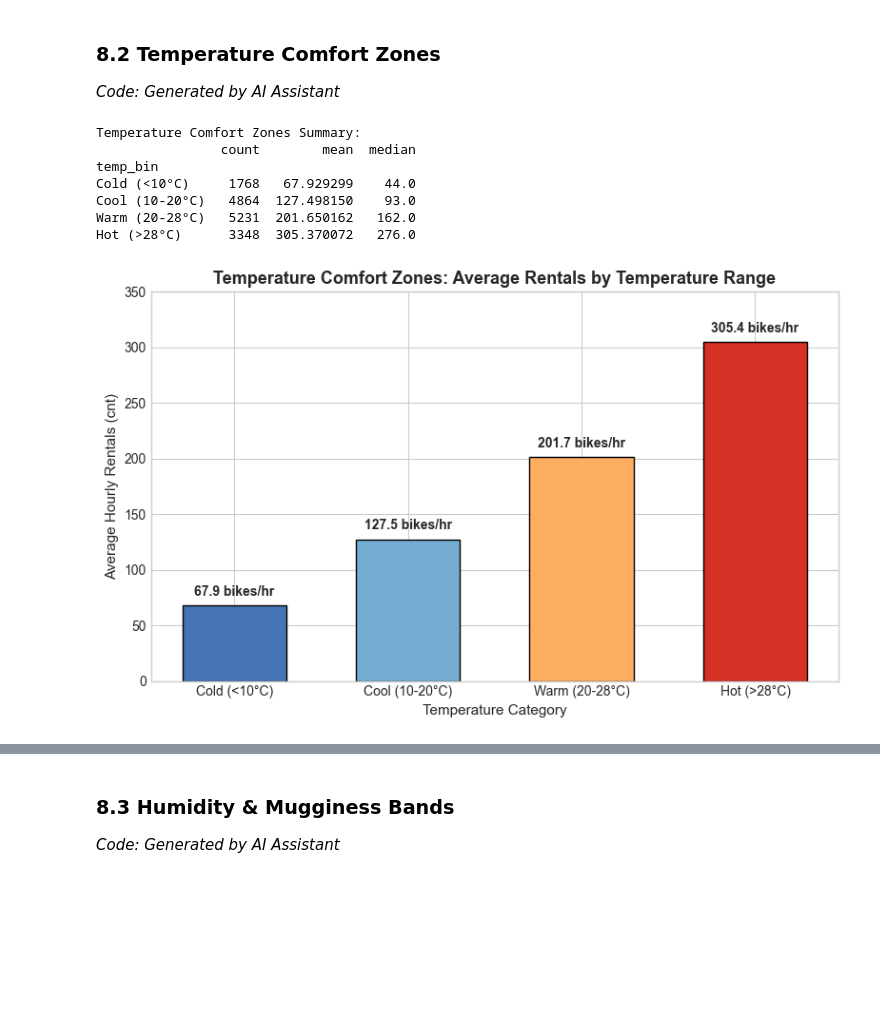
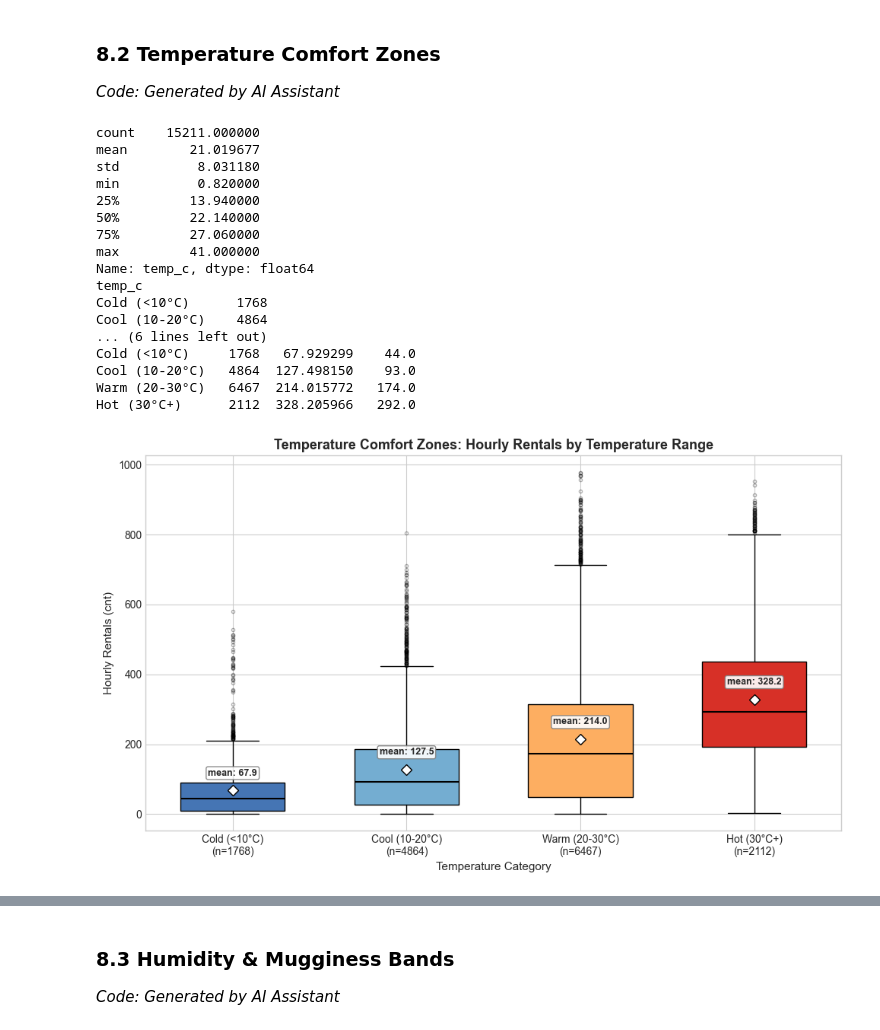
Before and after one commit to SinYang13/DSA211, a Jupyter notebook: notebooks/01 EDA.ipynb, the cells around one changed output, grey strips where cells are left out. Cells and saved outputs as stored; diff of their text form; code cells hidden in the pictures; blank space fills up the shorter version.

```diff
--- a/notebooks/01 EDA.ipynb
+++ b/notebooks/01 EDA.ipynb
@@ -720,33 +830,71 @@ weathersit
 ### 8.2 Temperature Comfort Zones
 *Code: Generated by AI Assistant*
 # %%
-bins_temp = [-10, 10, 20, 28, 50]
-labels_temp = ['Cold (<10°C)', 'Cool (10-20°C)', 'Warm (20-28°C)', 'Hot (>28°C)']
+bins_temp = [-10, 10, 20, 30, 50]
+labels_temp = ['Cold (<10°C)', 'Cool (10-20°C)', 'Warm (20-30°C)', 'Hot (30°C+)']
+colors = ['#4575b4', '#74add1', '#fdae61', '#d73027']
+
+# Quick check of the distribution before settling on bands
+print(train_df['temp_c'].describe())
+print(pd.cut(train_df['temp_c'], bins=bins_temp, labels=labels_temp).value_counts().sort_index())
+
 train_df['temp_bin'] = pd.cut(train_df['temp_c'], bins=bins_temp, labels=labels_temp)
 t_stats = train_df.groupby('temp_bin', observed=False)['cnt'].agg(['count', 'mean', 'median'])
 
 print("Temperature Comfort Zones Summary:")
 print(t_stats)
 
-fig, ax = plt.subplots(figsize=(8, 5))
-bars = ax.bar(labels_temp, t_stats['mean'], color=['#4575b4', '#74add1', '#fdae61', '#d73027'], edgecolor='black', width=0.6)
-for bar in bars:
-    yval = bar.get_height()
-    ax.text(bar.get_x() + bar.get_width()/2, yval + 6, f"{yval:.1f} bikes/hr", ha='center', va='bottom', fontweight='bold')
-ax.set_title('Temperature Comfort Zones: Average Rentals by Temperature Range', fontsize=13, fontweight='bold')
+data = [train_df.loc[train_df['temp_bin'] == lab, 'cnt'].dropna() for lab in labels_temp]
+tick_labels = [f"{lab}\n(n={len(d)})" for lab, d in zip(labels_temp, data)]
+
+fig, ax = plt.subplots(figsize=(10, 6))
+bp = ax.boxplot(
+    data,
+    tick_labels=tick_labels,      # use labels= on matplotlib < 3.9
+    patch_artist=True,
+    widths=0.6,
+    showmeans=True,
+    meanprops=dict(marker='D', markerfacecolor='white', markeredgecolor='black', markersize=7),
+    medianprops=dict(color='black', linewidth=1.5),
+    flierprops=dict(marker='o', markersize=3, alpha=0.3),
+)
+for patch, c in zip(bp['boxes'], colors):
+    patch.set_facecolor(c)
+    patch.set_edgecolor('black')
+
+# Label the mean on each box
+for i, d in enumerate(data, start=1):
+    if len(d) == 0:
+        continue
+    m = d.mean()
+    ax.annotate(f"mean: {m:.1f}", xy=(i, m), xytext=(0, 12), textcoords='offset points',
+                ha='center', va='bottom', fontweight='bold', fontsize=9,
+                bbox=dict(boxstyle='round,pad=0.2', fc='white', ec='gray', alpha=0.9))
+
+ax.set_title('Temperature Comfort Zones: Hourly Rentals by Temperature Range',
+             fontsize=13, fontweight='bold')
 ax.set_xlabel('Temperature Category')
-ax.set_ylabel('Average Hourly Rentals (cnt)')
-ax.set_ylim(0, 350)
+ax.set_ylabel('Hourly Rentals (cnt)')
 plt.tight_layout()
 plt.show()
 # %% [output]
-Temperature Comfort Zones Summary:
-                count        mean  median
-temp_bin
+count    15211.000000
+mean        21.019677
+std          8.031180
+min          0.820000
+25%         13.940000
+50%         22.140000
+75%         27.060000
+max         41.000000
+Name: temp_c, dtype: float64
+temp_c
+Cold (<10°C)      1768
+Cool (10-20°C)    4864
+... (6 lines left out)
 Cold (<10°C)     1768   67.929299    44.0
 Cool (10-20°C)   4864  127.498150    93.0
-Warm (20-28°C)   5231  201.650162   162.0
-Hot (>28°C)      3348  305.370072   276.0
+Warm (20-30°C)   6467  214.015772   174.0
+Hot (30°C+)      2112  328.205966   292.0
-[figure, old version]
+[figure, new version]
 # %% [markdown]
 ### Interpretation: Temperature Comfort Zones
```
Also changed, not shown: parts of 31 cells of this notebook.
